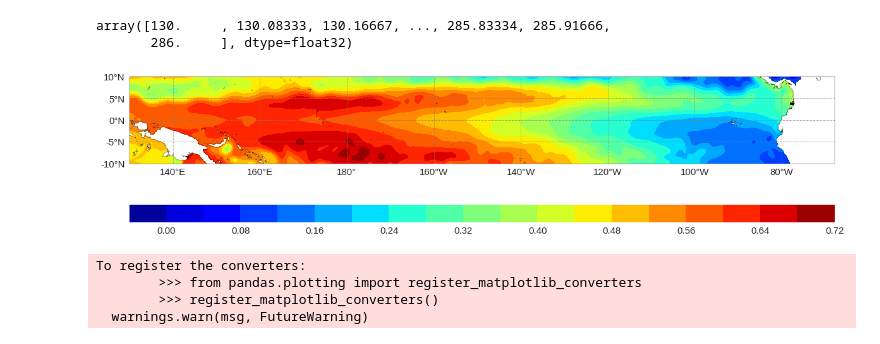
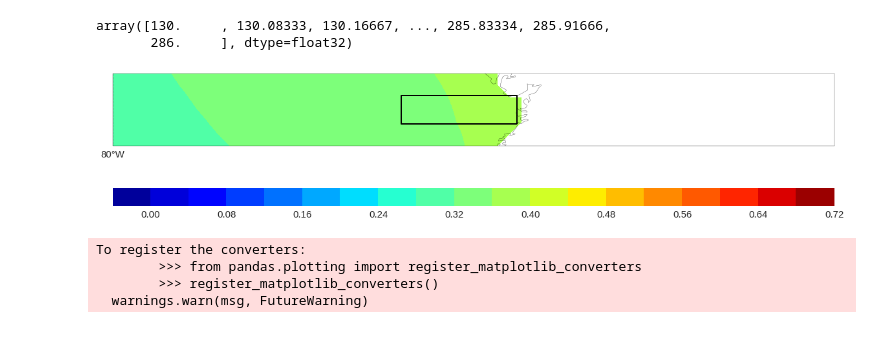
Before and after one commit to FrankAyalaC/Nivel-del-mar-en-Buenaventura, a Jupyter notebook: Scripts/Clases de datos/Trabajo. Objetivo 2.ipynb, the cells around one changed output. Drawn from its saved outputs; the diff is of its cells as text; code cells hidden in the pictures.

```diff
--- a/Scripts/Clases de datos/Trabajo. Objetivo 2.ipynb
+++ b/Scripts/Clases de datos/Trabajo. Objetivo 2.ipynb
@@ -130,36 +134,36 @@ y_tick_labels = [u'-10\N{DEGREE SIGN}N', u'-5\N{DEGREE SIGN}N',
 lns = [lon_max, lon_max, lon_min, lon_min]
 lts = [lat_min, lat_max, lat_max,lat_min]
 ring = LinearRing(list(zip(lns, lts)))
 
 fig=plt.figure(figsize=(20,20))
 ax=fig.add_subplot(projection=ccrs.PlateCarree(central_longitude=180))
 x,y=np.meshgrid(lon,lat)
 cf=ax.contourf(x,y,ssh[10,:,:],20,transform=ccrs.PlateCarree(),cmap="jet")
 # ct=ax.contour(x,y,ssh,20,transform=ccrs.PlateCarree(),colors='k')
 gl = ax.gridlines(crs=ccrs.PlateCarree(central_longitude=180), draw_labels=False,
                   ylocs=np.array([-10,-5,0,5,10]),xlocs=np.array(np.arange(-60,140,20)),linewidth=1, color='gray', alpha=0.6, linestyle='--')
 gl.xlabel_style = {'size': 18, 'color': 'black'}
 gl.ylabel_style = {'size': 18, 'color': 'black'}
 ax.add_geometries([ring], ccrs.PlateCarree(), facecolor="None", edgecolor='black',linewidth=2)
 ax.coastlines(resolution='10m')
 
 
 
 ax.set_xticks(np.arange(-40, 120, 20))
 ax.set_xticklabels(x_tick_labels)
 
 ax.set_yticks(np.arange(-10, 11, 5))
 ax.set_yticklabels(y_tick_labels)
 
-# ax.set_xlim((100,105))
-# ax.set_ylim((3.5,4))
+ax.set_xlim((100,105))
+ax.set_ylim((3.5,4))
 
 cbar=plt.colorbar(cf,orientation="horizontal",fraction=0.1, pad=0.06,aspect=40)
 cbar.ax.tick_params(labelsize=15)
 
 plt.show()
 # %% [output]
-[figure, old version]
+[figure, new version]
 # %%
 sla_lat=np.nanmean(ssh[:,ind_lat],axis=1)
 serie_ssh=np.nanmean(sla_lat[:,ind_lon],axis=1)
```
Also changed, not shown: parts of 2 cells of this notebook, 27 other files.
